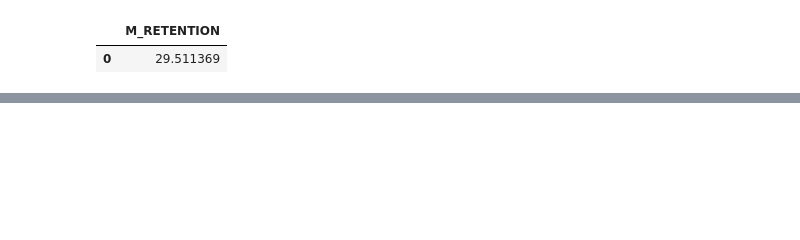
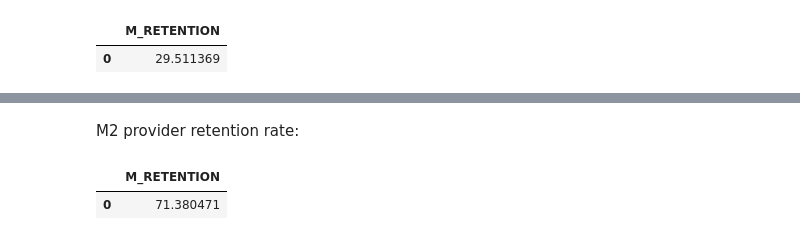
Before and after one commit to kennedyopokuasare/ResqCLV, a Jupyter notebook: data-exploration-and-pipeline.ipynb, the cells around one changed output, grey strips where cells are left out. Cells and saved outputs as stored; diff of their text form; code cells hidden in the pictures; blank space fills up the shorter version.

```diff
--- a/data-exploration-and-pipeline.ipynb
+++ b/data-exploration-and-pipeline.ipynb
@@ -817,0 +992,7 @@ pipeline.m_retention_rate_by_cohort(month=1, cohort="2022-09-01")
+# %% [markdown]
+M2 provider retention rate:
+# %%
+pipeline.m_provider_retention_rate(month=2)
+# %% [output]
+|  | M_RETENTION |
+| 0 | 71.380471 |
```
Also changed, not shown: parts of 20 cells of this notebook, 3 other files.
